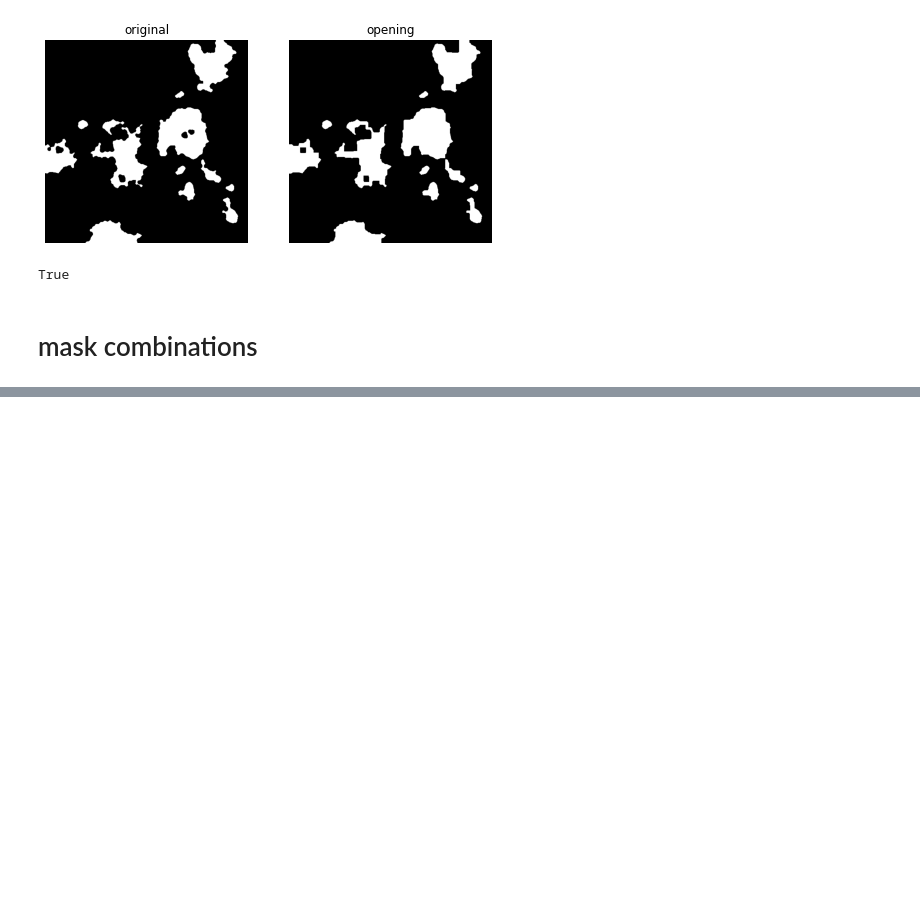
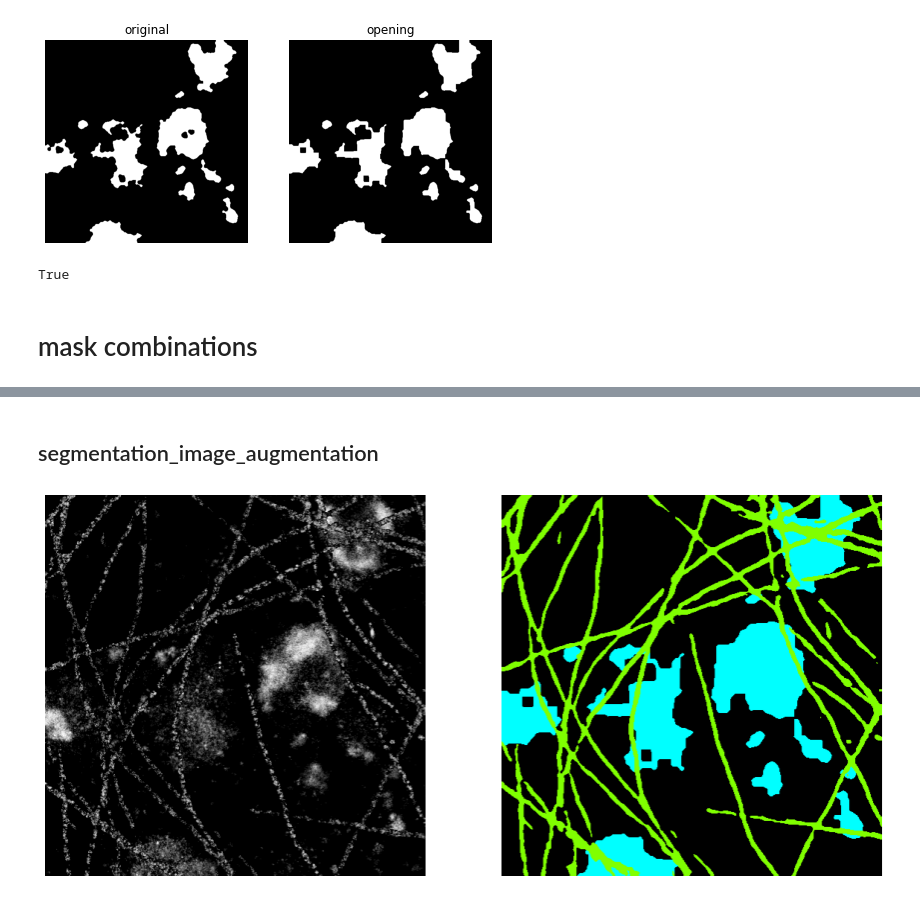
Before and after one commit to androbaza/smlm-seg, a Jupyter notebook: SMLM_image_preprocessing.ipynb, the cells around one changed output, grey strips where cells are left out. Drawn from its saved outputs; the diff is of its cells as text; code cells hidden in the pictures; blank space fills up the shorter version.

```diff
--- a/SMLM_image_preprocessing.ipynb
+++ b/SMLM_image_preprocessing.ipynb
@@ -9,0 +58,21 @@ from skimage.measure import label
+# %%
+# delete unneeded temp files, convert the images to binary masks
+%%capture
+input_dir = '/content/drive/MyDrive/ANNA-PALM/Microtubules/outputs'
+output_dir = '/content/drive/MyDrive/ANNA-PALM/Microtubules/masked'
+
+for fname in os.listdir(dir):
+    if fname.endswith("reco_B_b0_i0.tif"):
+        img = skimage.io.imread(os.path.join(dir, fname), as_gray=1)
+        # img = cv2.imread(os.path.join(dir, fname), 0)
+        blur = (cv2.GaussianBlur(img,(3,3),0)*255).astype(np.uint8)
+        ret, fig = cv2.threshold(blur,0,255,cv2.THRESH_BINARY+cv2.THRESH_OTSU)
+        filtered1 = morphology.erosion(morphology.dilation(labels2, morphology.square(4)), morphology.square(2))
+
+        filtered = morphology.remove_small_objects(filtered1 > 0, 150)
+
+        if(np.count_nonzero(fig)/fig.size < 0.001):
+            continue
+        skimage.io.imsave(os.path.join(output_dir, os.path.splitext(os.path.splitext(fname)[0])[0])+"_masked.png", fig)
+    else:
+        os.remove(os.path.join(dir, fname))
@@ -12,15 +106,14 @@ from skimage.measure import label
 # %% [markdown]
 ## morphological
 # %%
-def plot_comparison(original, filtered, filter_name):
+def plot_comparison(original, filtered):
 
-    fig, (ax1, ax2) = plt.subplots(ncols=2, figsize=(8, 4), sharex=True,
+    fig, (ax1, ax2) = plt.subplots(ncols=2, figsize=(15, 8), sharex=True,
                                    sharey=True)
     ax1.imshow(original, cmap=plt.cm.gray)
-    ax1.set_title('original')
     ax1.axis('off')
     ax2.imshow(filtered, cmap=plt.cm.gray)
-    ax2.set_title(filter_name)
+    # ax2.set_title(filter_name)
     ax2.axis('off')
 
 def create_mask(img, mask_value=1):
@@ -460,0 +453,13 @@ fig.suptitle("Example val patches")
+# %%
+images_path, masks_path = get_img_mask_list('/content/drive/MyDrive/ANNA-PALM/mask-comp/MT')
+images_path2, masks_path2 = get_img_mask_list('/content/drive/MyDrive/ANNA-PALM/mask-comp/VES')
+
+images_mt = [read(f) for f in images_path]
+# masks_mt = [read(f) for f in masks_path]
+images_ves = [read(f) for f in images_path2]
+# masks_ves = [read(f) for f in masks_path2]
+
+masks_ves = [color_mask((skimage.color.gray2rgb(mask)), [0, 255, 255])
+                          for mask in (read(f) for f in masks_path2)]
+masks_mt = [color_mask((skimage.color.gray2rgb(mask)), [128, 255, 0])
+                          for mask in (read(f) for f in masks_path)]
@@ -460,0 +469,2 @@ fig.suptitle("Example val patches")
+# %% [markdown]
+## segmentation_image_augmentation
@@ -460,0 +561,5 @@ fig.suptitle("Example val patches")
+# %%
+a, b = embed_pair(images_mt[0], masks_mt[0], images_ves[0], masks_ves[0])
+plot_comparison(a ,b)
+# %% [output]
+[figure, added]
```
Also changed, not shown: parts of 43 cells of this notebook.
